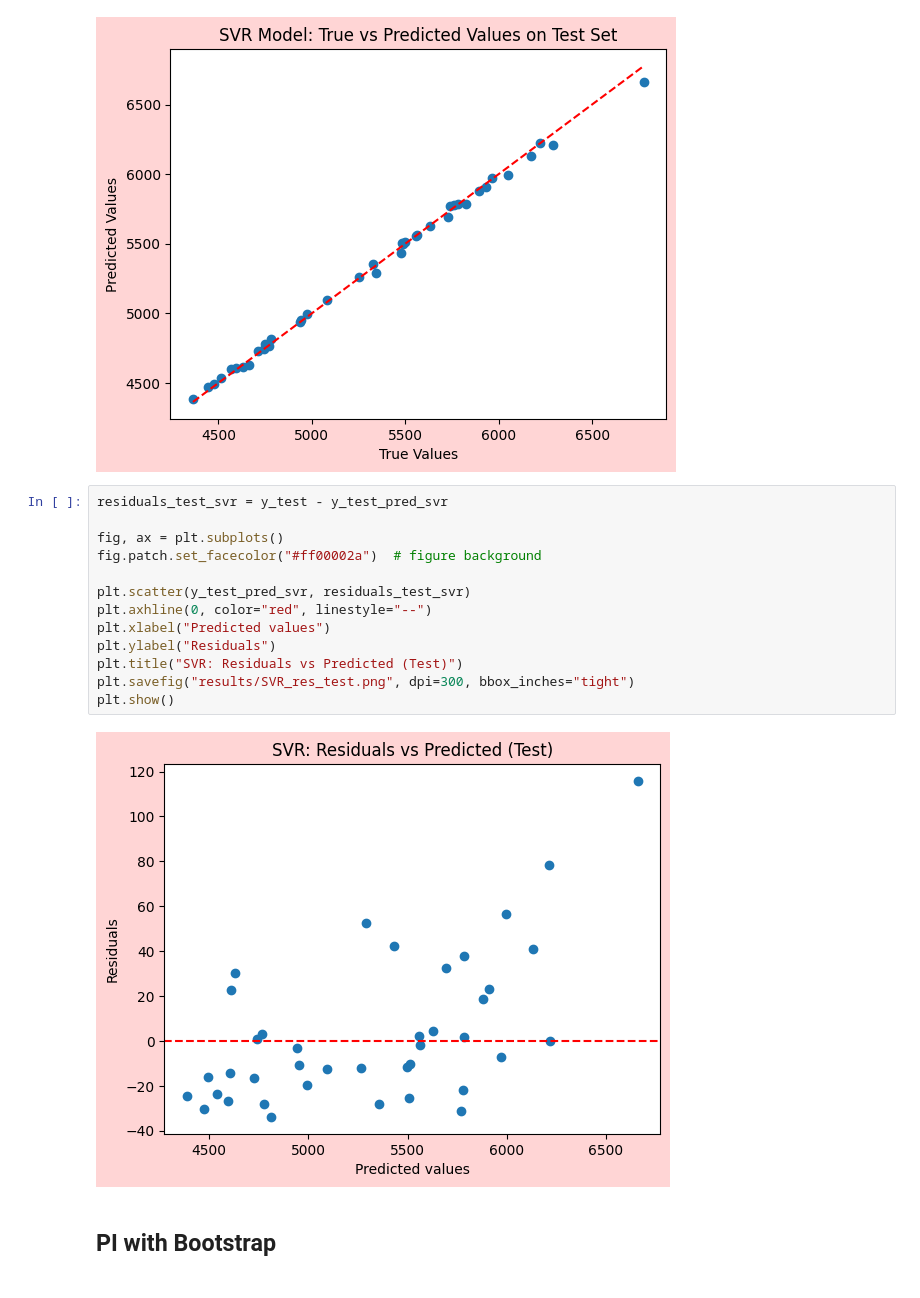
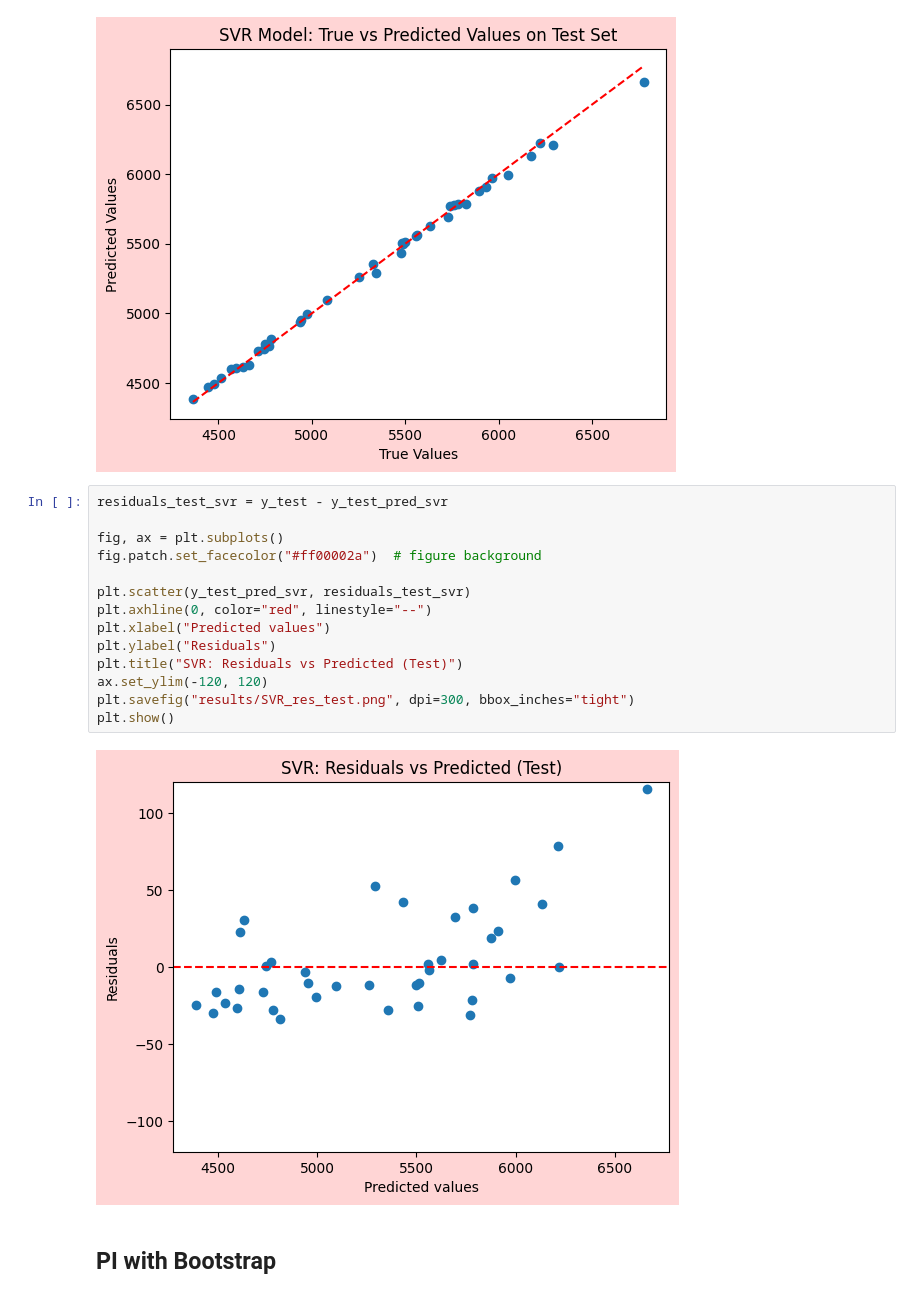
Before and after one commit to lapulga-10/Surrogate-Modeling-and-Uncertainty-Quantification, a Jupyter notebook: Code/Week_5_Surrogate_model_fitting.ipynb, the cells around one changed output. Cells and saved outputs as stored; diff of their text form.

```diff
--- a/Code/Week_5_Surrogate_model_fitting.ipynb
+++ b/Code/Week_5_Surrogate_model_fitting.ipynb
@@ -183,18 +184,19 @@ plt.show()
 # %%
 residuals_test_svr = y_test - y_test_pred_svr
 
 fig, ax = plt.subplots()
 fig.patch.set_facecolor("#ff00002a")  # figure background
 
 plt.scatter(y_test_pred_svr, residuals_test_svr)
 plt.axhline(0, color="red", linestyle="--")
 plt.xlabel("Predicted values")
 plt.ylabel("Residuals")
 plt.title("SVR: Residuals vs Predicted (Test)")
+ax.set_ylim(-120, 120)
 plt.savefig("results/SVR_res_test.png", dpi=300, bbox_inches="tight")
 plt.show()
 # %% [output]
-[figure, old version]
+[figure, new version]
 # %% [markdown]
 ## PI with Bootstrap
 # %% [markdown]
```
Also changed, not shown: parts of 14 cells of this notebook, 8 other files.
